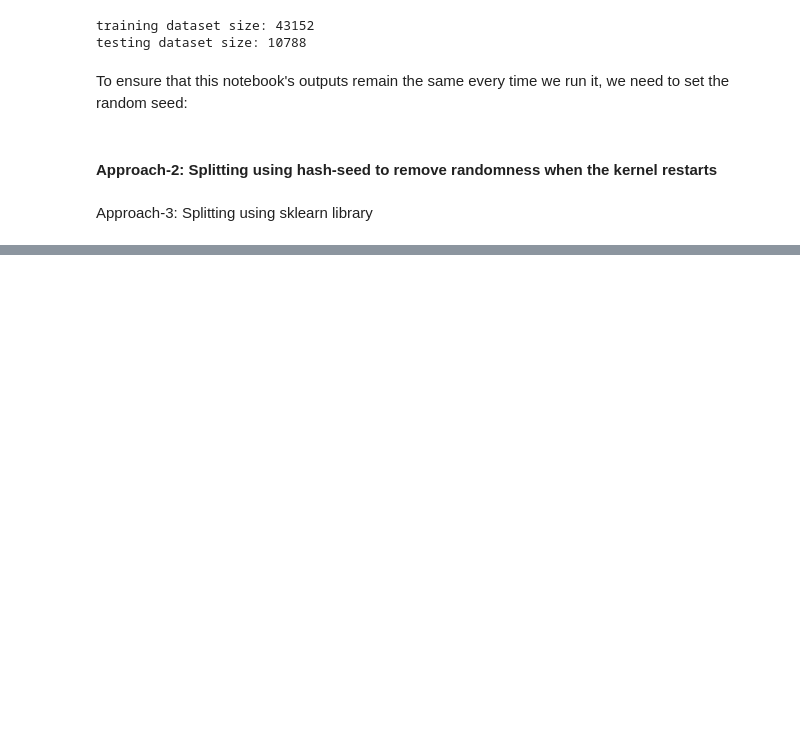
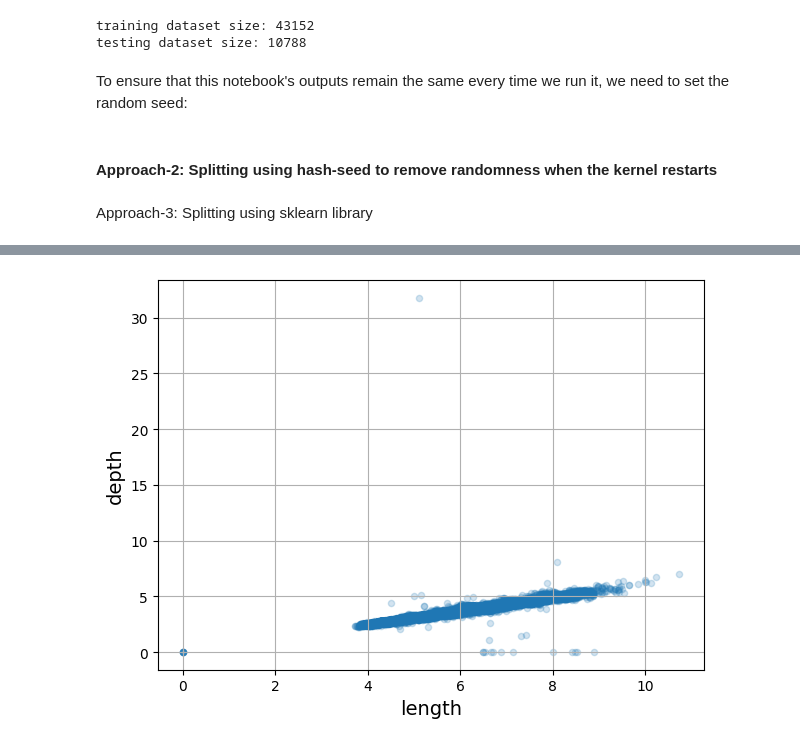
Before and after one commit to Yashsethi24/Regression-diamond-prices, a Jupyter notebook: End_to_End_ML_project.ipynb, the cells around one changed output, grey strips where cells are left out. Drawn from its saved outputs; the diff is of its cells as text; code cells hidden in the pictures; blank space fills up the shorter version.

```diff
--- a/End_to_End_ML_project.ipynb
+++ b/End_to_End_ML_project.ipynb
@@ -226,0 +296,6 @@ train_set, test_set = train_test_split(data, test_size=0.2, random_state=42)
+# %%
+data.plot(kind="scatter", x="length", y="depth", grid=True,alpha = 0.2)
+save_fig("better_visualization_plot_len_dep")  # extra code
+plt.show()
+# %% [output]
+[figure, added]
```
Also changed, not shown: parts of 27 cells of this notebook.
